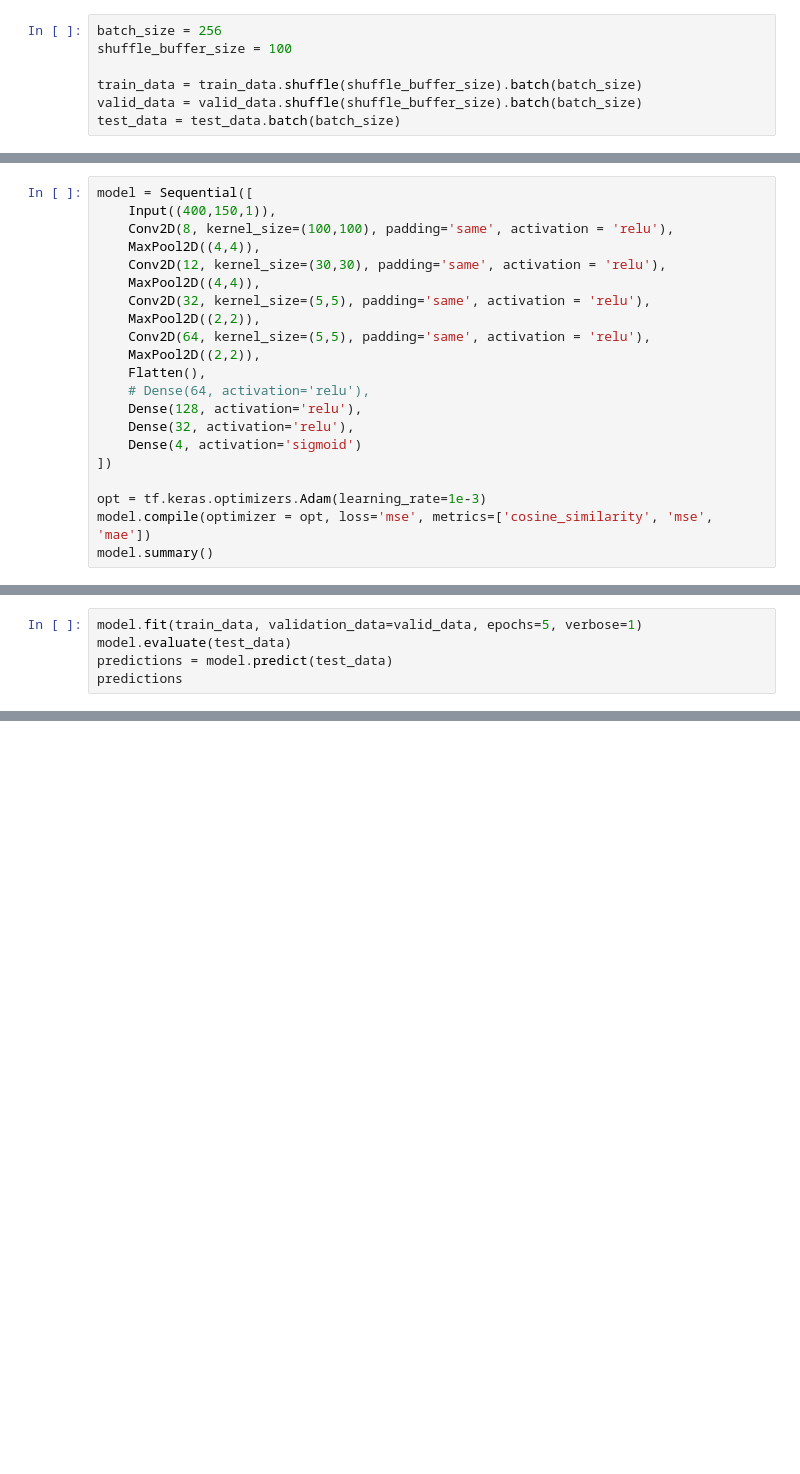
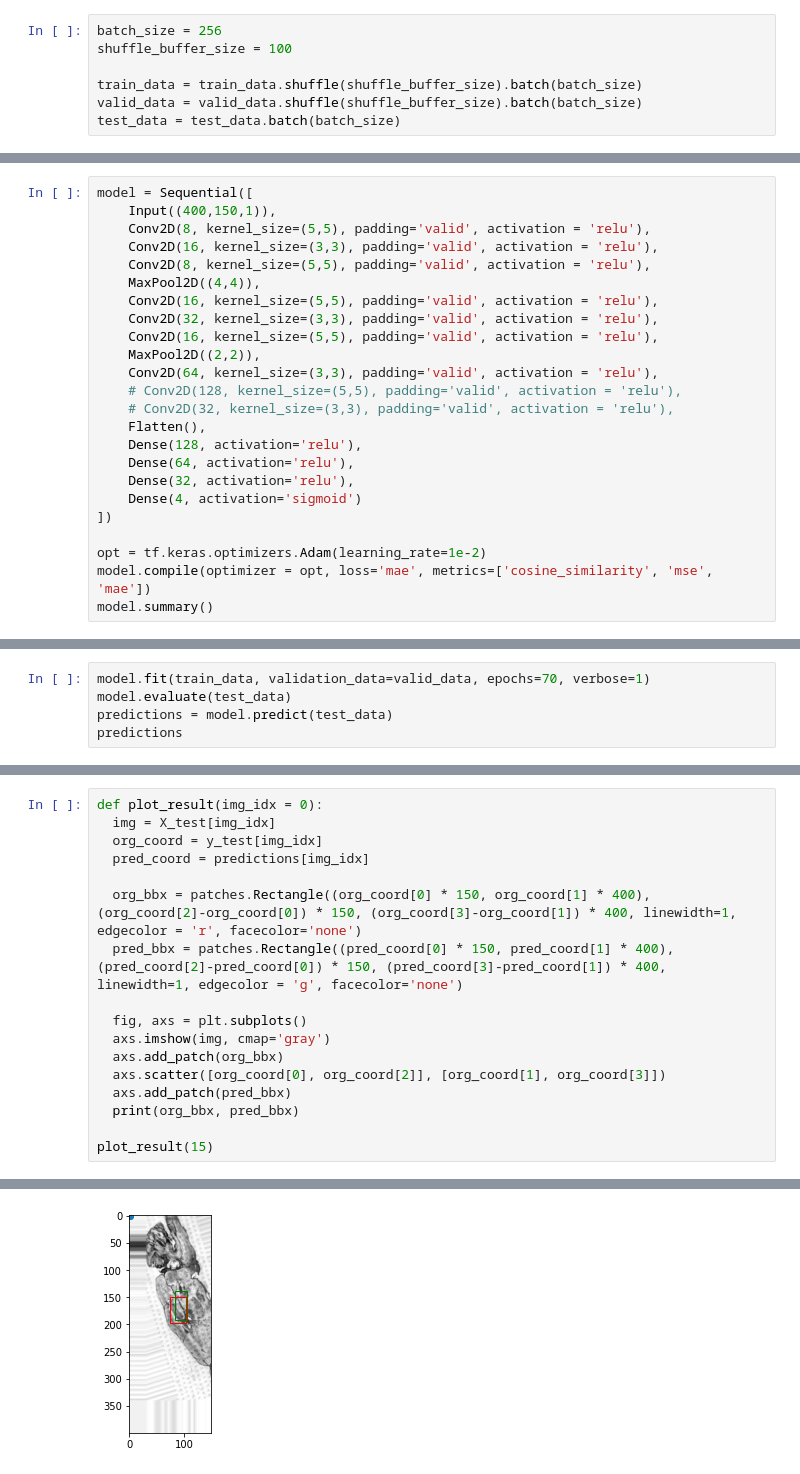
Before and after one commit to unofficial-Jona/ACML, a Jupyter notebook: bounding_box_regression.ipynb, the cells around one changed output, grey strips where cells are left out. Saved outputs shown, nothing was run; the diff lists cells and outputs as text; blank space fills up the shorter version.

```diff
--- a/bounding_box_regression.ipynb
+++ b/bounding_box_regression.ipynb
@@ -35,22 +59,25 @@ test_data = test_data.batch(batch_size)
 # %%
 model = Sequential([
     Input((400,150,1)),
-    Conv2D(8, kernel_size=(100,100), padding='same', activation = 'relu'),
+    Conv2D(8, kernel_size=(5,5), padding='valid', activation = 'relu'),
+    Conv2D(16, kernel_size=(3,3), padding='valid', activation = 'relu'),
+    Conv2D(8, kernel_size=(5,5), padding='valid', activation = 'relu'),
     MaxPool2D((4,4)),
-    Conv2D(12, kernel_size=(30,30), padding='same', activation = 'relu'),
-    MaxPool2D((4,4)),
-    Conv2D(32, kernel_size=(5,5), padding='same', activation = 'relu'),
+    Conv2D(16, kernel_size=(5,5), padding='valid', activation = 'relu'),
+    Conv2D(32, kernel_size=(3,3), padding='valid', activation = 'relu'),
+    Conv2D(16, kernel_size=(5,5), padding='valid', activation = 'relu'),
     MaxPool2D((2,2)),
-    Conv2D(64, kernel_size=(5,5), padding='same', activation = 'relu'),
-    MaxPool2D((2,2)),
+    Conv2D(64, kernel_size=(3,3), padding='valid', activation = 'relu'),
+    # Conv2D(128, kernel_size=(5,5), padding='valid', activation = 'relu'),
+    # Conv2D(32, kernel_size=(3,3), padding='valid', activation = 'relu'),
     Flatten(),
-    # Dense(64, activation='relu'),
     Dense(128, activation='relu'),
+    Dense(64, activation='relu'),
     Dense(32, activation='relu'),
     Dense(4, activation='sigmoid')
 ])
 
-opt = tf.keras.optimizers.Adam(learning_rate=1e-3)
-model.compile(optimizer = opt, loss='mse', metrics=['cosine_similarity', 'mse', 'mae'])
+opt = tf.keras.optimizers.Adam(learning_rate=1e-2)
+model.compile(optimizer = opt, loss='mae', metrics=['cosine_similarity', 'mse', 'mae'])
 model.summary()
 # %% [output]
@@ -74,5 +85,5 @@ _________________________________________________________________
 # %%
-model.fit(train_data, validation_data=valid_data, epochs=5, verbose=1)
+model.fit(train_data, validation_data=valid_data, epochs=70, verbose=1)
 model.evaluate(test_data)
 predictions = model.predict(test_data)
 predictions
@@ -176,0 +92,18 @@ Epoch 5/5
+# %%
+def plot_result(img_idx = 0):
+  img = X_test[img_idx]
+  org_coord = y_test[img_idx]
+  pred_coord = predictions[img_idx]
+
+  org_bbx = patches.Rectangle((org_coord[0] * 150, org_coord[1] * 400), (org_coord[2]-org_coord[0]) * 150, (org_coord[3]-org_coord[1]) * 400, linewidth=1, edgecolor = 'r', facecolor='none')
+  pred_bbx = patches.Rectangle((pred_coord[0] * 150, pred_coord[1] * 400), (pred_coord[2]-pred_coord[0]) * 150, (pred_coord[3]-pred_coord[1]) * 400,  linewidth=1, edgecolor = 'g', facecolor='none')
+
+  fig, axs = plt.subplots()
+  axs.imshow(img, cmap='gray')
+  axs.add_patch(org_bbx)
+  axs.scatter([org_coord[0], org_coord[2]], [org_coord[1], org_coord[3]])
+  axs.add_patch(pred_bbx)
+  print(org_bbx, pred_bbx)
+
+plot_result(15)
+# %% [output]
@@ -176,0 +111 @@ Epoch 5/5
+[figure, added]
```
Also changed, not shown: parts of 22 cells of this notebook.
